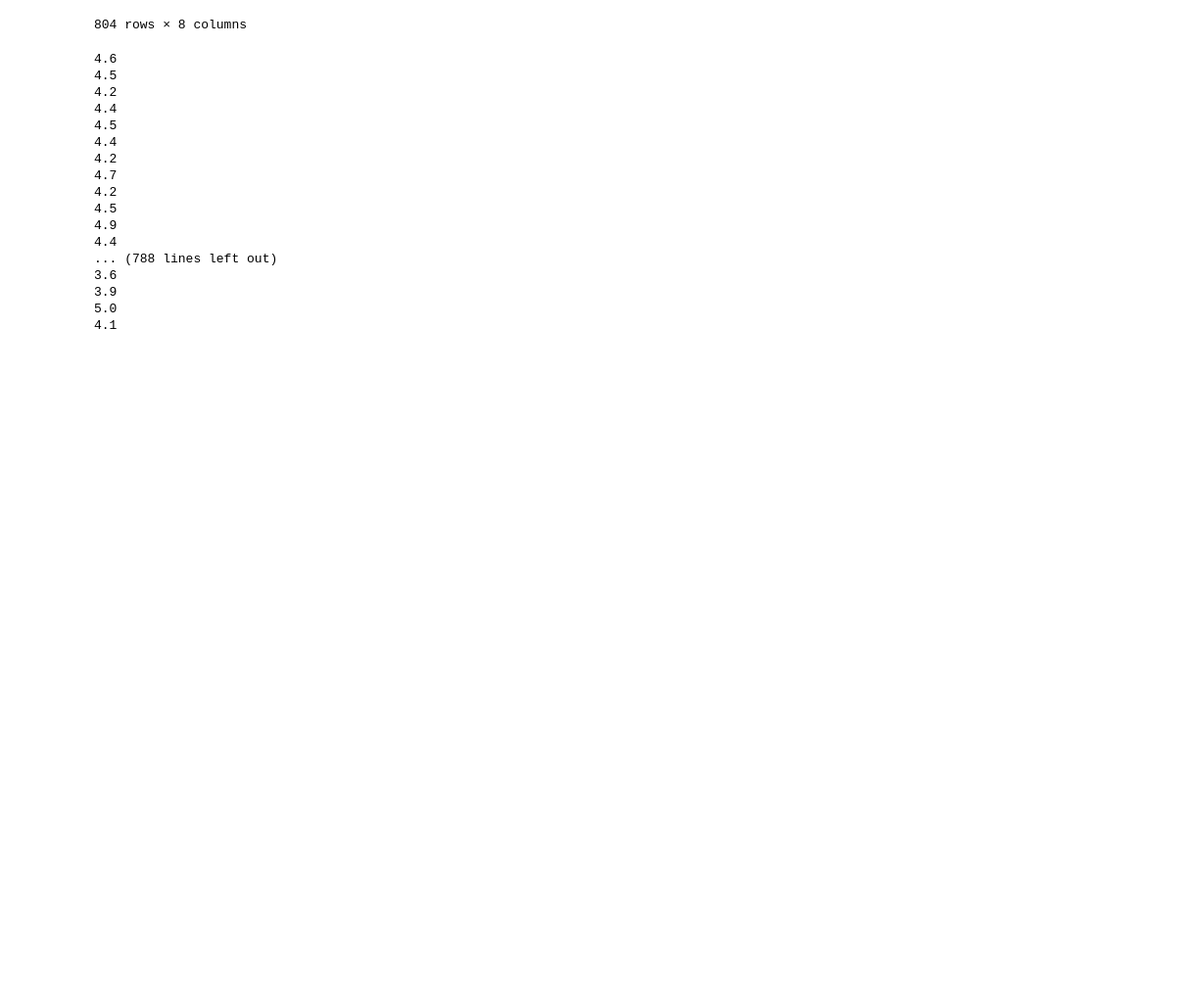
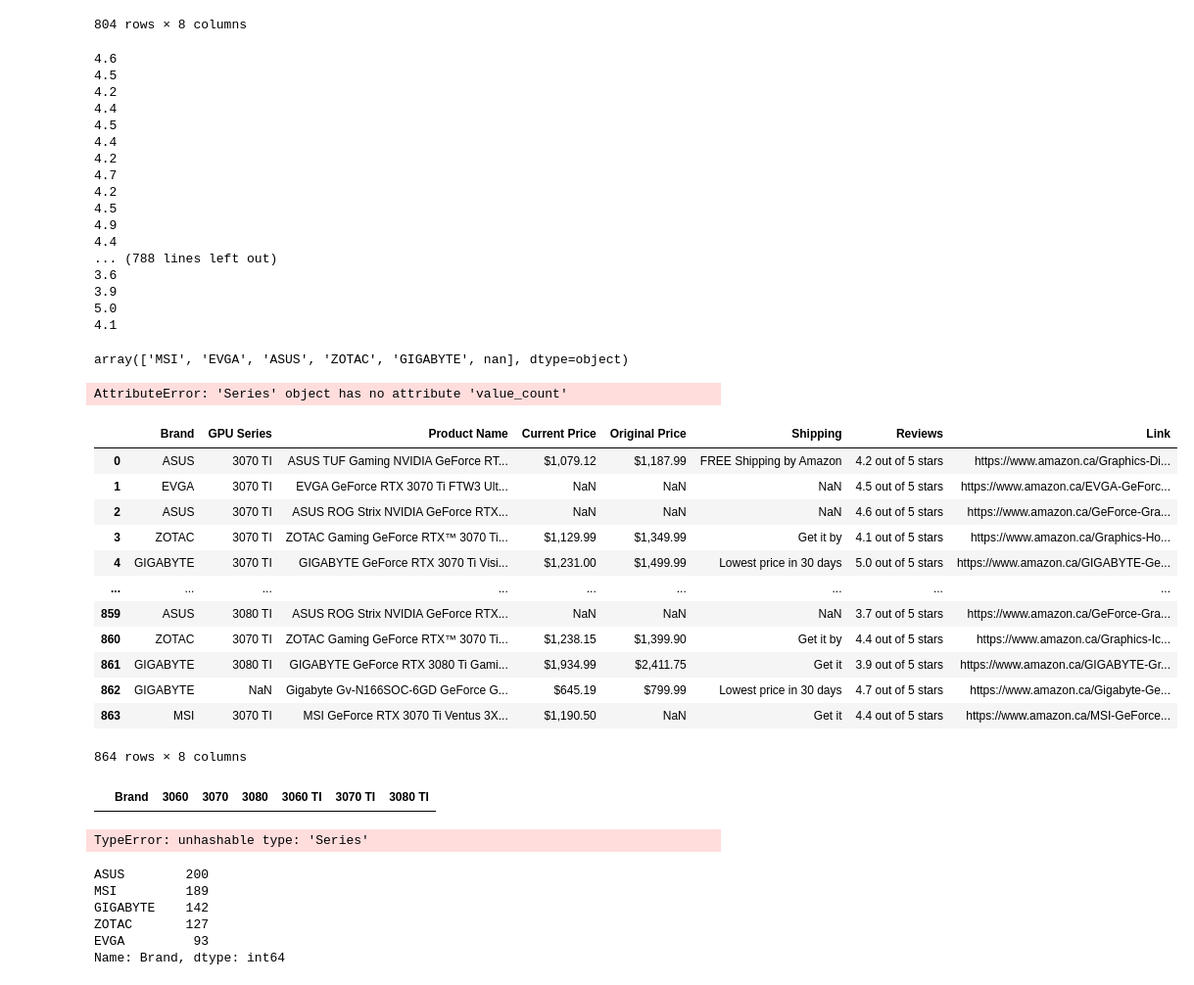
Before and after one commit to imcarlosvictor/gpu-scraper-amazon, a Jupyter notebook: src/test.ipynb, the cells around one changed output. Shown at 98% size. Saved outputs shown, nothing was run; the diff lists cells and outputs as text; code cells hidden in the pictures; blank space fills up the shorter version.

```diff
--- a/src/test.ipynb
+++ b/src/test.ipynb
@@ -292,3 +280,56 @@ for i in range(len(words)):
 3.9
 5.0
 4.1
+# %%
+data['Brand'].unique()
+# %% [output]
+array(['MSI', 'EVGA', 'ASUS', 'ZOTAC', 'GIGABYTE', nan], dtype=object)
+# %%
+data['Brand'].value_count()
+# %% [output]
+AttributeError: 'Series' object has no attribute 'value_count'
+# %%
+data = pd.read_csv('../gpu/data/gpu_data.csv')
+data
+# %% [output]
+|  | Brand | GPU Series | Product Name | Current Price | Original Price | Shipping | Reviews | Link |
+| 0 | ASUS | 3070 TI | ASUS TUF Gaming NVIDIA GeForce RT... | $1,079.12 | $1,187.99 | FREE Shipping by Amazon | 4.2 out of 5 stars | https://www.amazon.ca/Graphics-Di... |
+| 1 | EVGA | 3070 TI | EVGA GeForce RTX 3070 Ti FTW3 Ult... | NaN | NaN | NaN | 4.5 out of 5 stars | https://www.amazon.ca/EVGA-GeForc... |
+| 2 | ASUS | 3070 TI | ASUS ROG Strix NVIDIA GeForce RTX... | NaN | NaN | NaN | 4.6 out of 5 stars | https://www.amazon.ca/GeForce-Gra... |
+| 3 | ZOTAC | 3070 TI | ZOTAC Gaming GeForce RTX™ 3070 Ti... | $1,129.99 | $1,349.99 | Get it by | 4.1 out of 5 stars | https://www.amazon.ca/Graphics-Ho... |
+| 4 | GIGABYTE | 3070 TI | GIGABYTE GeForce RTX 3070 Ti Visi... | $1,231.00 | $1,499.99 | Lowest price in 30 days | 5.0 out of 5 stars | https://www.amazon.ca/GIGABYTE-Ge... |
+| ... | ... | ... | ... | ... | ... | ... | ... | ... |
+| 859 | ASUS | 3080 TI | ASUS ROG Strix NVIDIA GeForce RTX... | NaN | NaN | NaN | 3.7 out of 5 stars | https://www.amazon.ca/GeForce-Gra... |
+| 860 | ZOTAC | 3070 TI | ZOTAC Gaming GeForce RTX™ 3070 Ti... | $1,238.15 | $1,399.90 | Get it by | 4.4 out of 5 stars | https://www.amazon.ca/Graphics-Ic... |
+| 861 | GIGABYTE | 3080 TI | GIGABYTE GeForce RTX 3080 Ti Gami... | $1,934.99 | $2,411.75 | Get it | 3.9 out of 5 stars | https://www.amazon.ca/GIGABYTE-Gr... |
+| 862 | GIGABYTE | NaN | Gigabyte Gv-N166SOC-6GD GeForce G... | $645.19 | $799.99 | Lowest price in 30 days | 4.7 out of 5 stars | https://www.amazon.ca/Gigabyte-Ge... |
+| 863 | MSI | 3070 TI | MSI GeForce RTX 3070 Ti Ventus 3X... | $1,190.50 | NaN | Get it | 4.4 out of 5 stars | https://www.amazon.ca/MSI-GeForce... |
+864 rows × 8 columns
+# %%
+# brand_dis = data['Brands': data['Brand'].unique(), '3060': data['GPU Series'].str.contains('3060').value_counts()]
+# brand_dis
+new = data.filter(['Brand','GPU Series'])
+new
+
+b = data['Brand'].unique()
+s = data['GPU Series'].unique()
+
+newnew = pd.DataFrame(columns=['Brand','3060','3070','3080','3060 TI','3070 TI','3080 TI'])
+newnew
+# %% [output]
+|  | Brand | 3060 | 3070 | 3080 | 3060 TI | 3070 TI | 3080 TI |
+# %%
+newnew['Brand'] = data['Brand'].unique()
+newnew['3060'] = [series.value_counts() for brand, series in {data['Brand'] : data['GPU Series']}.items if brand in newnew['Brand'].unique() and series == '3060']
+newnew
+# %% [output]
+TypeError: unhashable type: 'Series'
+# %%
+data['Brand'].value_counts()
+# %% [output]
+ASUS        200
+MSI         189
+GIGABYTE    142
+ZOTAC       127
+EVGA         93
+Name: Brand, dtype: int64
```
Also changed, not shown: parts of 7 cells of this notebook, 2 other files.
